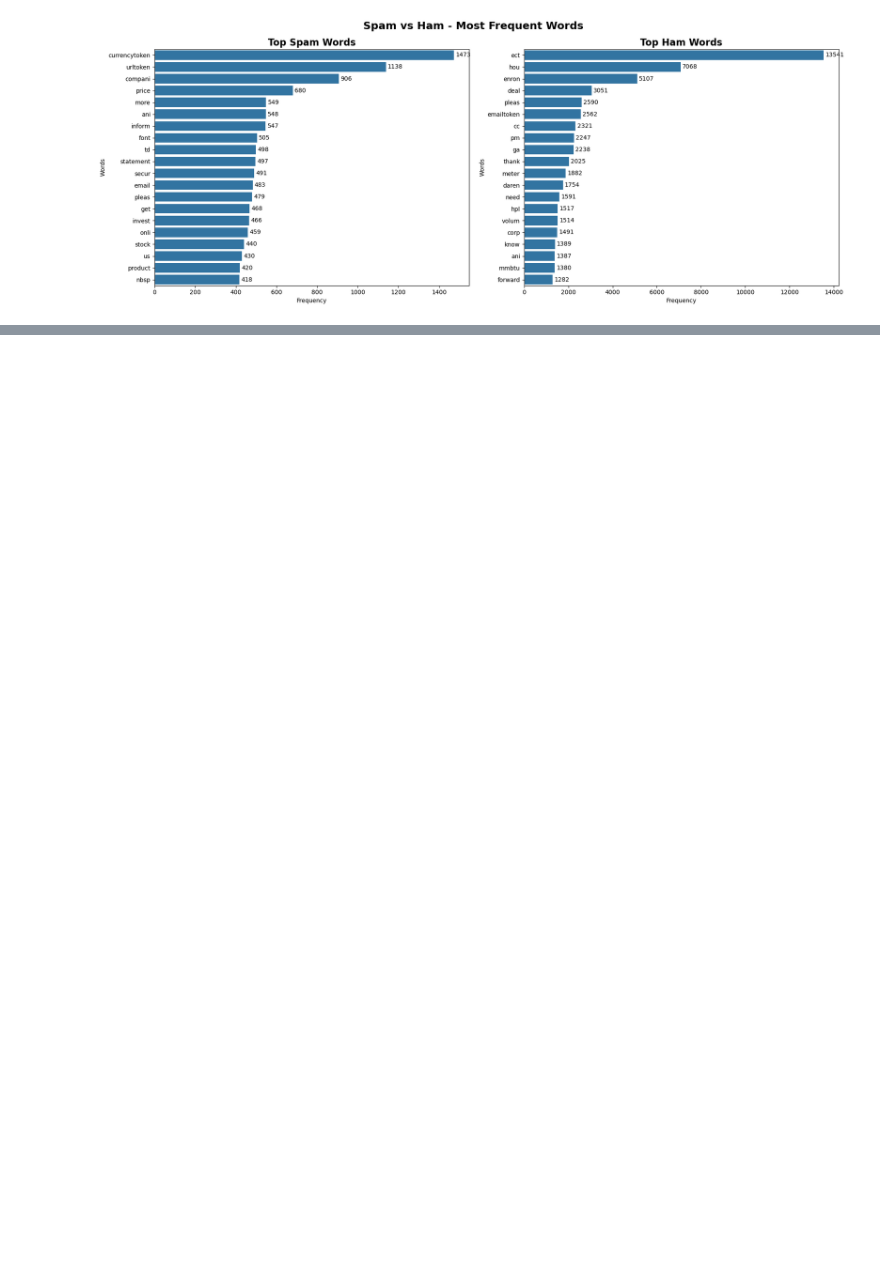
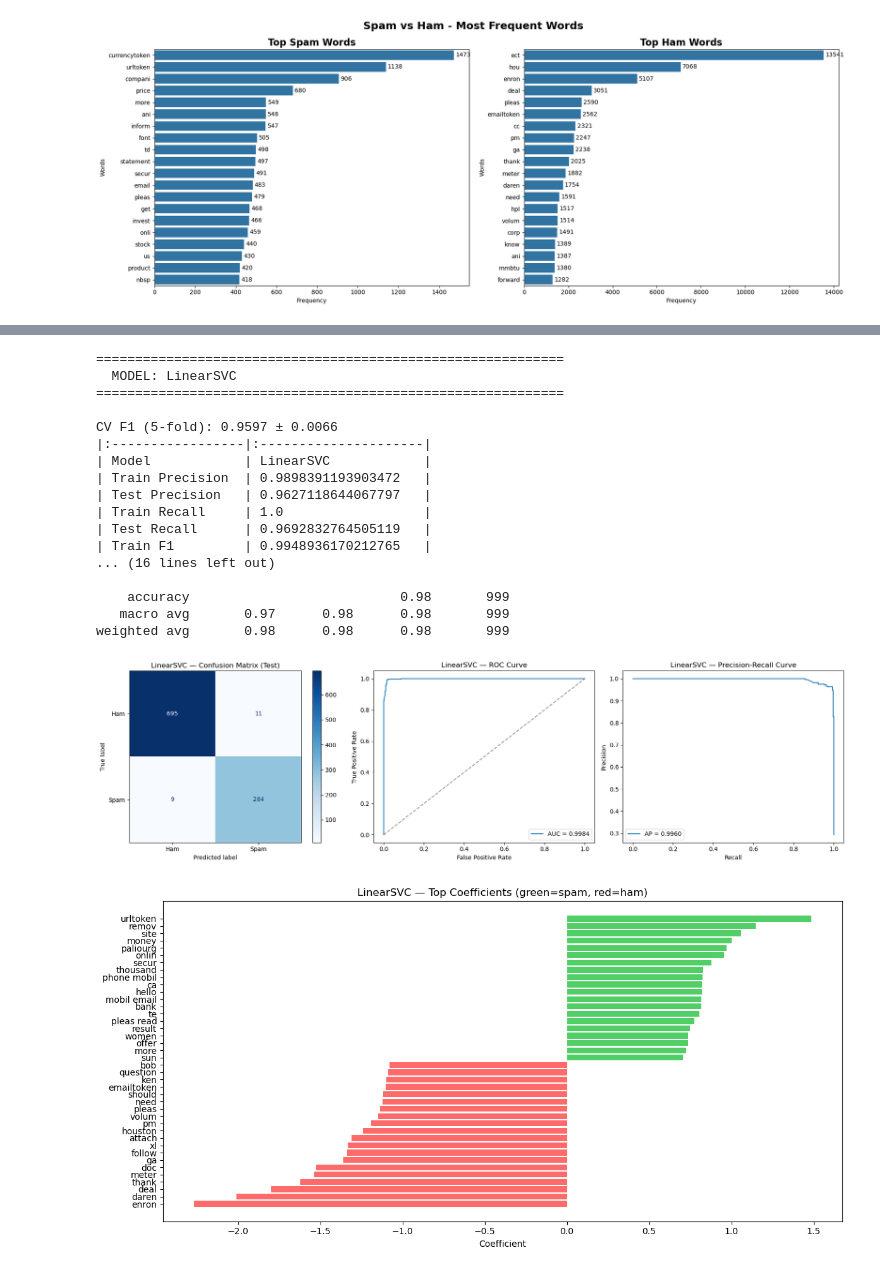
Before and after one commit to SagarBhadra01/ML_Models, a Jupyter notebook: EmailSpamDetector_MLmodel/EmailSpamDetectModel.ipynb, the cells around one changed output, grey strips where cells are left out. Cells and saved outputs as stored; diff of their text form; code cells hidden in the pictures; blank space fills up the shorter version.

```diff
--- a/EmailSpamDetector_MLmodel/EmailSpamDetectModel.ipynb
+++ b/EmailSpamDetector_MLmodel/EmailSpamDetectModel.ipynb
@@ -673,0 +860,24 @@ Test  class distribution:
+# %%
+linear_svc = LinearSVC(max_iter=10000)
+metrics_svc = evaluate_model(
+    linear_svc, X_train, X_test, y_train, y_test, feature_names=feature_names, model_name='LinearSVC', cv_folds=5, show_plots=True, top_n_features=20)
+# %% [output]
+============================================================
+  MODEL: LinearSVC
+============================================================
+
+CV F1 (5-fold): 0.9597 ± 0.0066
+|:-----------------|:---------------------|
+| Model            | LinearSVC            |
+| Train Precision  | 0.9898391193903472   |
+| Test Precision   | 0.9627118644067797   |
+| Train Recall     | 1.0                  |
+| Test Recall      | 0.9692832764505119   |
+| Train F1         | 0.9948936170212765   |
+... (16 lines left out)
+
+    accuracy                           0.98       999
+   macro avg       0.97      0.98      0.98       999
+weighted avg       0.98      0.98      0.98       999
+[figure, added]
+[figure, added]
```
Also changed, not shown: parts of 22 cells of this notebook.
